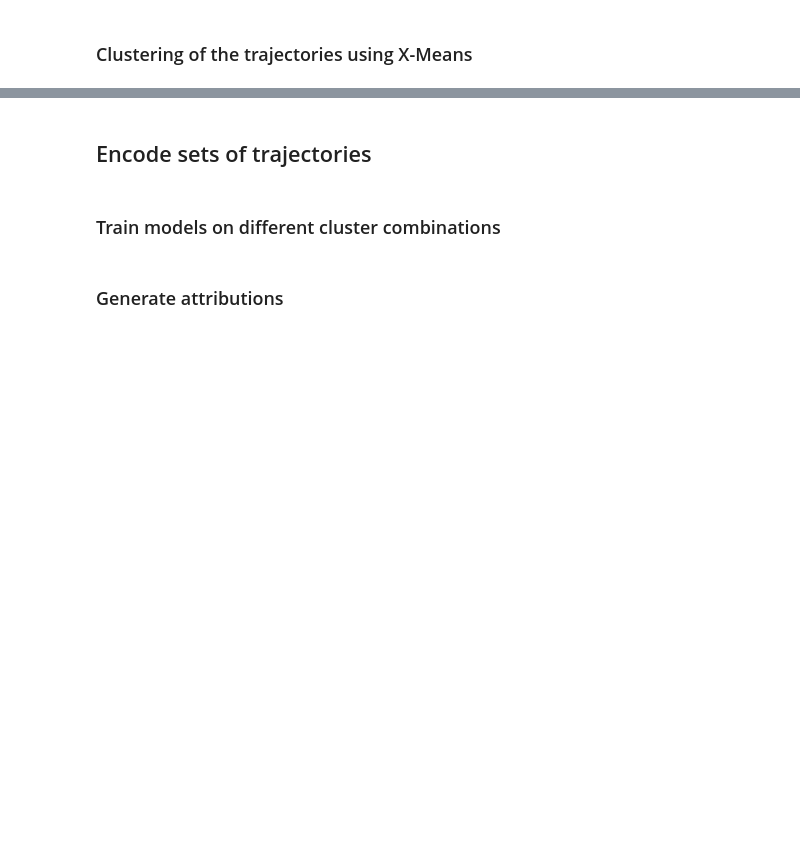
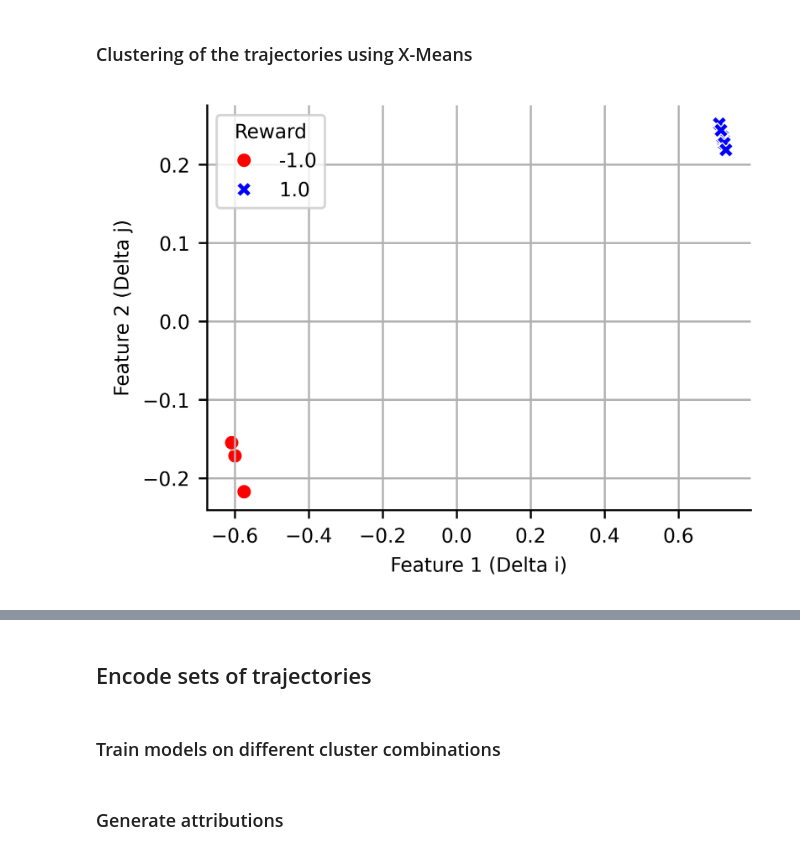
Before and after one commit to yangbaechu/xrl_with_trajectories, a Jupyter notebook: gridworld_expts.ipynb, the cells around one changed output, grey strips where cells are left out. Drawn from its saved outputs; the diff is of its cells as text; code cells hidden in the pictures; blank space fills up the shorter version.

```diff
--- a/gridworld_expts.ipynb
+++ b/gridworld_expts.ipynb
@@ -459,19 +420,21 @@ for traj in offline_data:
 # %%
 plotting_data = {
-    'Delta i': [vec[0] for vec in traveled_vectors],
-    'Delta j': [vec[1] for vec in traveled_vectors],
-    'Rewards': [+1] * num_pos_trajs + [-1] * num_neg_trajs
+    'Delta i': [vec[0] for vec in differences_np],
+    'Delta j': [vec[1] for vec in differences_np],
+    'Rewards': rewards
 }
 
 df = pd.DataFrame(plotting_data)
 
 # Plot
 plt.figure(figsize=(4, 3))
 sns.scatterplot(x='Delta i', y='Delta j', hue='Rewards', data=df, palette=['red', 'blue'], style='Rewards', markers=['o', 'X'])
 plt.xlabel('Feature 1 (Delta i)')
 plt.ylabel('Feature 2 (Delta j)')
 # plt.title('Traveled Vectors with Rewards')
 plt.legend(title='Reward')
 plt.grid(True)  # Optional: Adds grid for better readability
 plt.show()
+# %% [output]
+[figure, added]
 # %%
```
Also changed, not shown: parts of 14 cells of this notebook, 1 other file.
